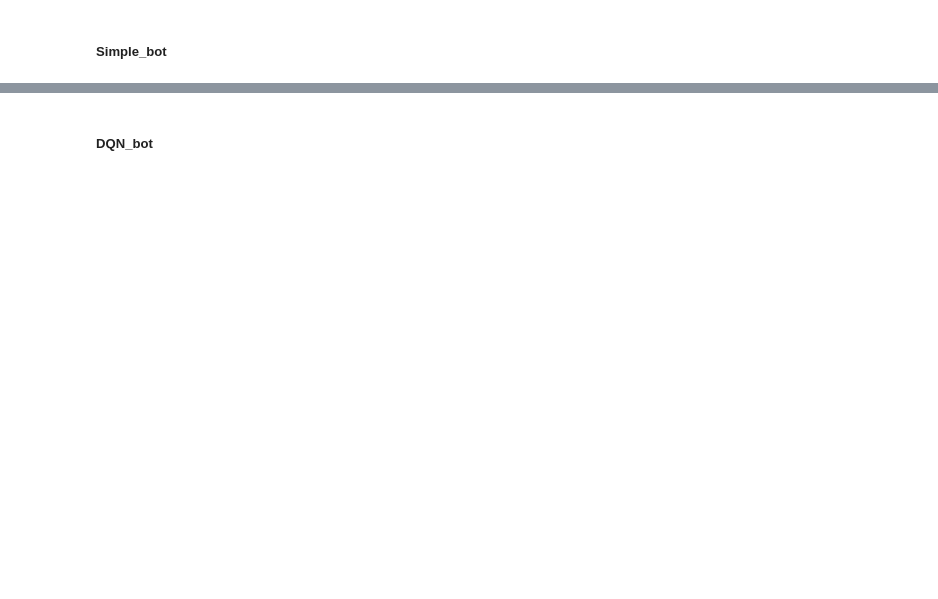
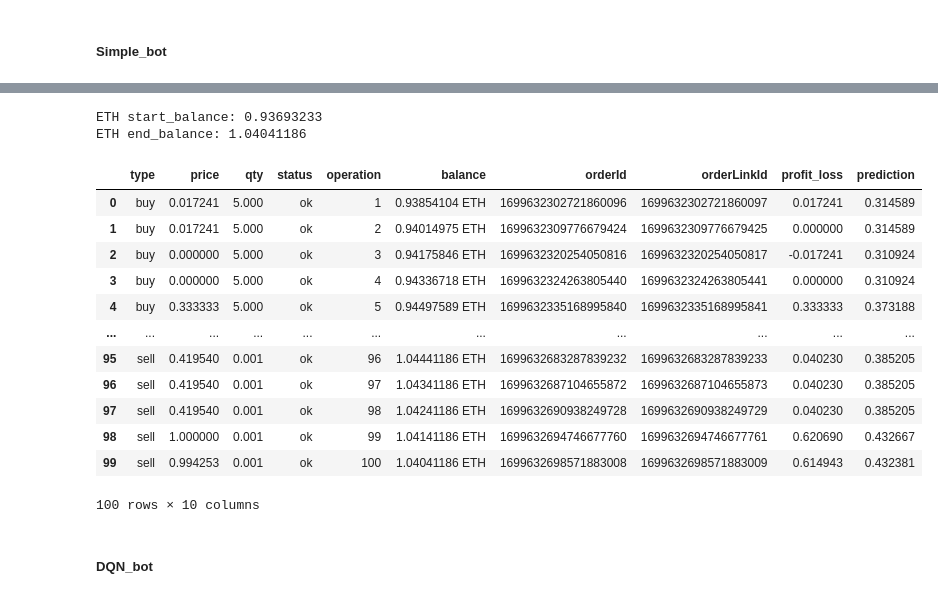
Before and after one commit to Zeerax-nya/Trading_bot, a Jupyter notebook: TradingBot.ipynb, the cells around one changed output, grey strips where cells are left out. Saved outputs shown, nothing was run; the diff lists cells and outputs as text; code cells hidden in the pictures; blank space fills up the shorter version.

```diff
--- a/TradingBot.ipynb
+++ b/TradingBot.ipynb
@@ -1192,0 +1091,14 @@ action_size = 2  # Количество возможных действий (к
+# %%
+def get_assets(cl : HTTP, coin):
+    """
+    Получаю остатки на аккаунте по конкретной монете
+    :param cl:
+    :param coin:
+    :return:
+    """
+    r = cl.get_wallet_balance(accountType="UNIFIED")
+    assets = {
+        asset.get('coin') : float(asset.get('availableToWithdraw', '0.0'))
+        for asset in r.get('result', {}).get('list', [])[0].get('coin', [])
+    }
+    return assets.get(coin, 0.0)
@@ -1192,0 +1137,16 @@ action_size = 2  # Количество возможных действий (к
+# %%
+# покупка
+try:
+    r = cl.place_order(
+                    category="spot",
+                    symbol='ETHUSDT',
+                    side="Buy",
+                    orderType="Market",
+                    qty=1000,  # Обновите количество согласно вашим нуждам
+                )
+except exceptions.InvalidRequestError as e:
+    print("ByBit Request Error", e.status_code, e.message, sep=" | ")
+except exceptions.FailedRequestError as e:
+    print("ByBit Request Failed", e.status_code, e.message, sep=" | ")
+except Exception as e:
+    print(e)
@@ -1192,0 +1155,13 @@ action_size = 2  # Количество возможных действий (к
+# %%
+# покупка - минимальный qty - minOrderAmt
+# продажа - basePrecision знаков после зяпятой
+try:
+    r = cl.get_instruments_info(category='spot',symbol='ETHUSDT')
+    pprint.pprint(r.get('result'))
+
+except exceptions.InvalidRequestError as e:
+    print("ByBit Request Error", e.status_code, e.message, sep=" | ")
+except exceptions.FailedRequestError as e:
+    print("ByBit Request Failed", e.status_code, e.message, sep=" | ")
+except Exception as e:
+    print(e)
@@ -1272,0 +1399,22 @@ class SimpleTradingBot:
+# %%
+print(coin+ " start_balance: " + str(start_balance))
+print(coin+ " end_balance: " + str(end_balance))
+# %% [output]
+ETH start_balance: 0.93693233
+ETH end_balance: 1.04041186
+# %%
+simple_transactions_df.head()
+# %% [output]
+|  | type | price | qty | status | operation | balance | orderId | orderLinkId | profit_loss | prediction |
+| 0 | buy | 0.017241 | 5.000 | ok | 1 | 0.93854104 ETH | 1699632302721860096 | 1699632302721860097 | 0.017241 | 0.314589 |
+| 1 | buy | 0.017241 | 5.000 | ok | 2 | 0.94014975 ETH | 1699632309776679424 | 1699632309776679425 | 0.000000 | 0.314589 |
+| 2 | buy | 0.000000 | 5.000 | ok | 3 | 0.94175846 ETH | 1699632320254050816 | 1699632320254050817 | -0.017241 | 0.310924 |
+| 3 | buy | 0.000000 | 5.000 | ok | 4 | 0.94336718 ETH | 1699632324263805440 | 1699632324263805441 | 0.000000 | 0.310924 |
+| 4 | buy | 0.333333 | 5.000 | ok | 5 | 0.94497589 ETH | 1699632335168995840 | 1699632335168995841 | 0.333333 | 0.373188 |
+| ... | ... | ... | ... | ... | ... | ... | ... | ... | ... | ... |
+| 95 | sell | 0.419540 | 0.001 | ok | 96 | 1.04441186 ETH | 1699632683287839232 | 1699632683287839233 | 0.040230 | 0.385205 |
+| 96 | sell | 0.419540 | 0.001 | ok | 97 | 1.04341186 ETH | 1699632687104655872 | 1699632687104655873 | 0.040230 | 0.385205 |
+| 97 | sell | 0.419540 | 0.001 | ok | 98 | 1.04241186 ETH | 1699632690938249728 | 1699632690938249729 | 0.040230 | 0.385205 |
+| 98 | sell | 1.000000 | 0.001 | ok | 99 | 1.04141186 ETH | 1699632694746677760 | 1699632694746677761 | 0.620690 | 0.432667 |
+| 99 | sell | 0.994253 | 0.001 | ok | 100 | 1.04041186 ETH | 1699632698571883008 | 1699632698571883009 | 0.614943 | 0.432381 |
+100 rows × 10 columns
```
Also changed, not shown: parts of 84 cells of this notebook, 1 other file.
